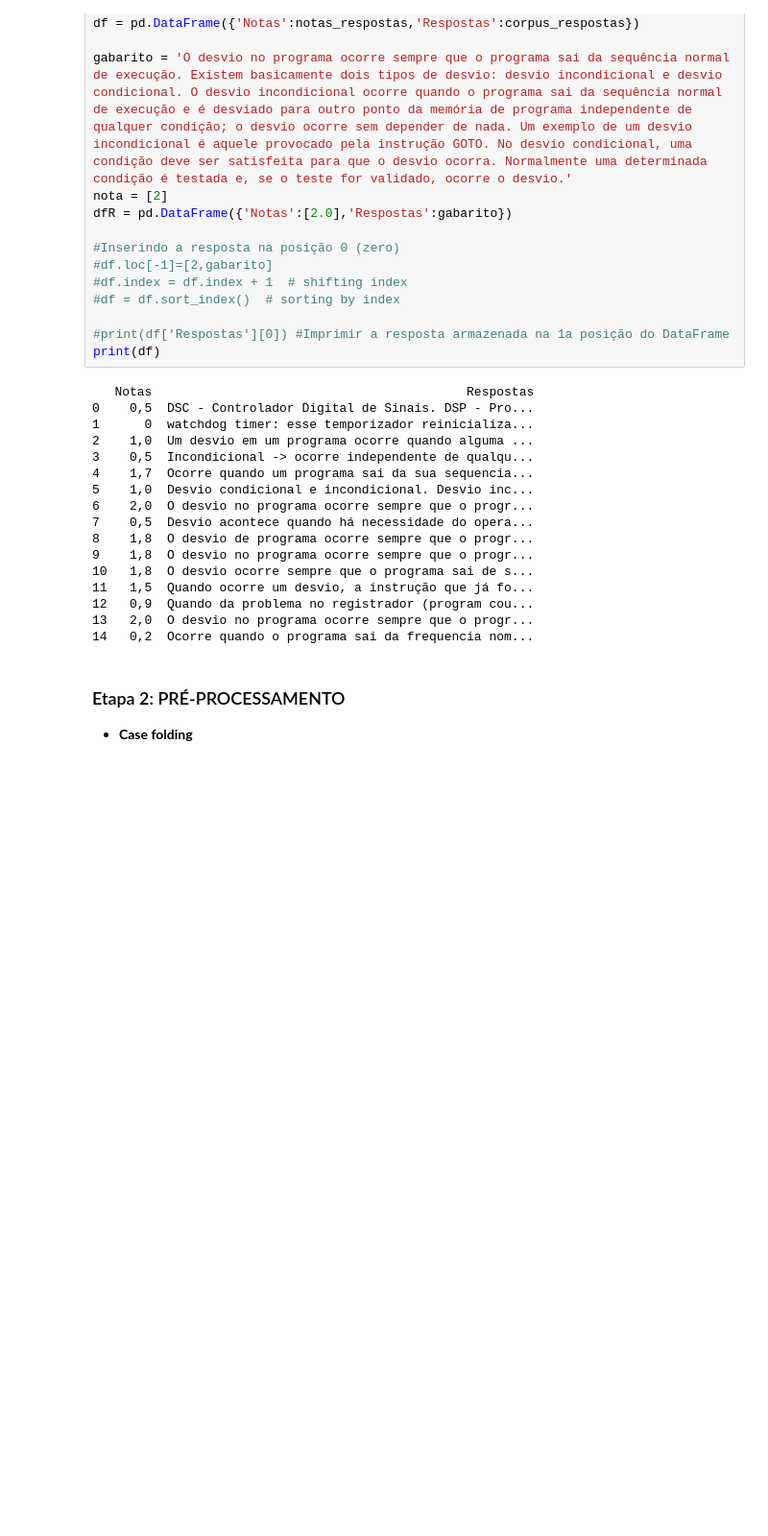
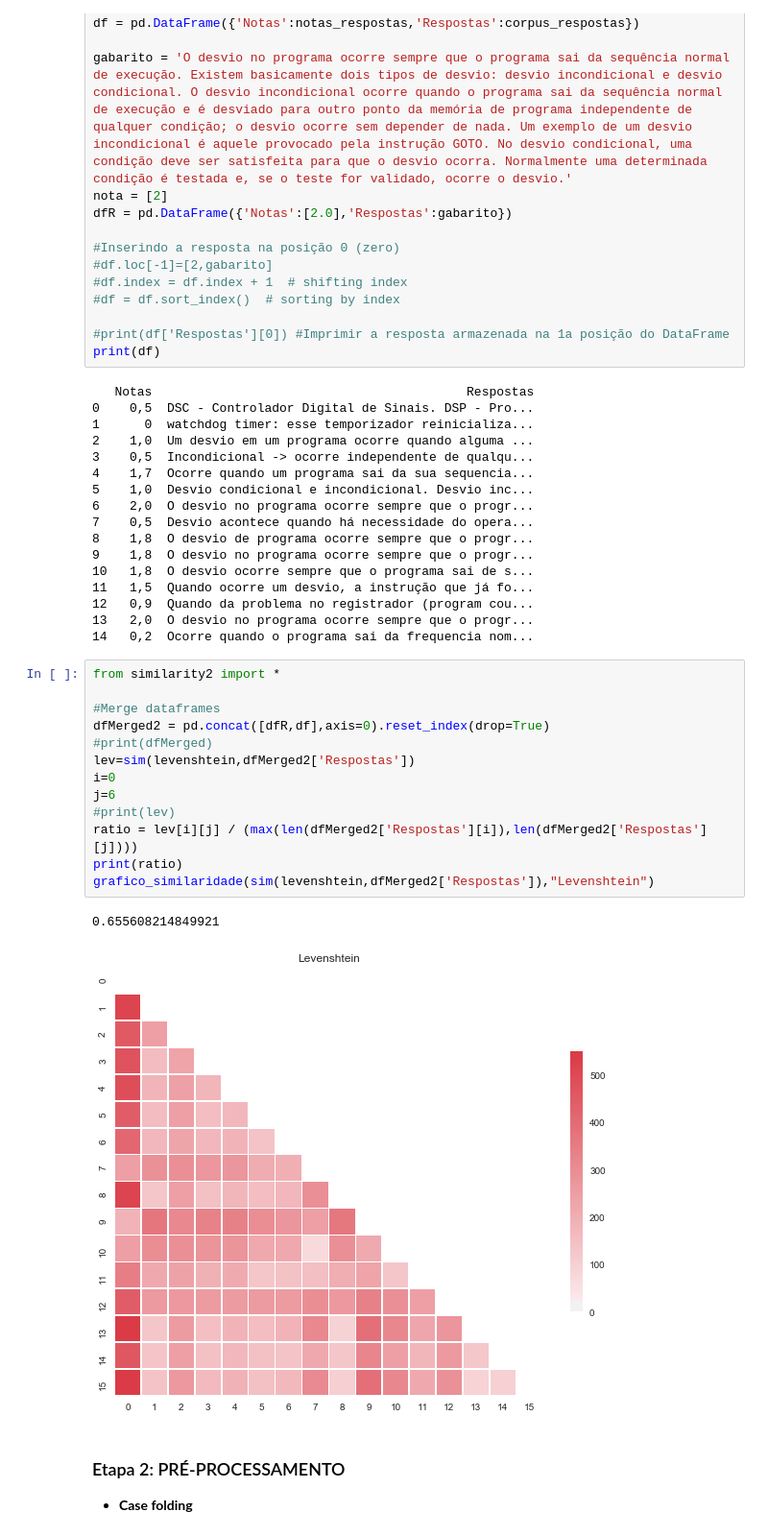
Before and after one commit to leonardbarreto/PIBIC_Assessment_Corrector, a Jupyter notebook: ProjetoIC.ipynb, the cells around one changed output. Shown: that part at 96% size. Cells and saved outputs as stored; diff of their text form; blank space fills up the shorter version.

```diff
--- a/ProjetoIC.ipynb
+++ b/ProjetoIC.ipynb
@@ -95,6 +95,22 @@ print(df)
 12   0,9  Quando da problema no registrador (program cou...
 13   2,0  O desvio no programa ocorre sempre que o progr...
 14   0,2  Ocorre quando o programa sai da frequencia nom...
+# %%
+from similarity2 import *
+
+#Merge dataframes
+dfMerged2 = pd.concat([dfR,df],axis=0).reset_index(drop=True)
+#print(dfMerged)
+lev=sim(levenshtein,dfMerged2['Respostas'])
+i=0
+j=6
+#print(lev)
+ratio = lev[i][j] / (max(len(dfMerged2['Respostas'][i]),len(dfMerged2['Respostas'][j])))
+print(ratio)
+grafico_similaridade(sim(levenshtein,dfMerged2['Respostas']),"Levenshtein")
+# %% [output]
+0.655608214849921
+[figure, added]
 # %% [markdown]
 ### Etapa 2: PRÉ-PROCESSAMENTO
 * **Case folding**
```
Also changed, not shown: parts of 18 cells of this notebook.
